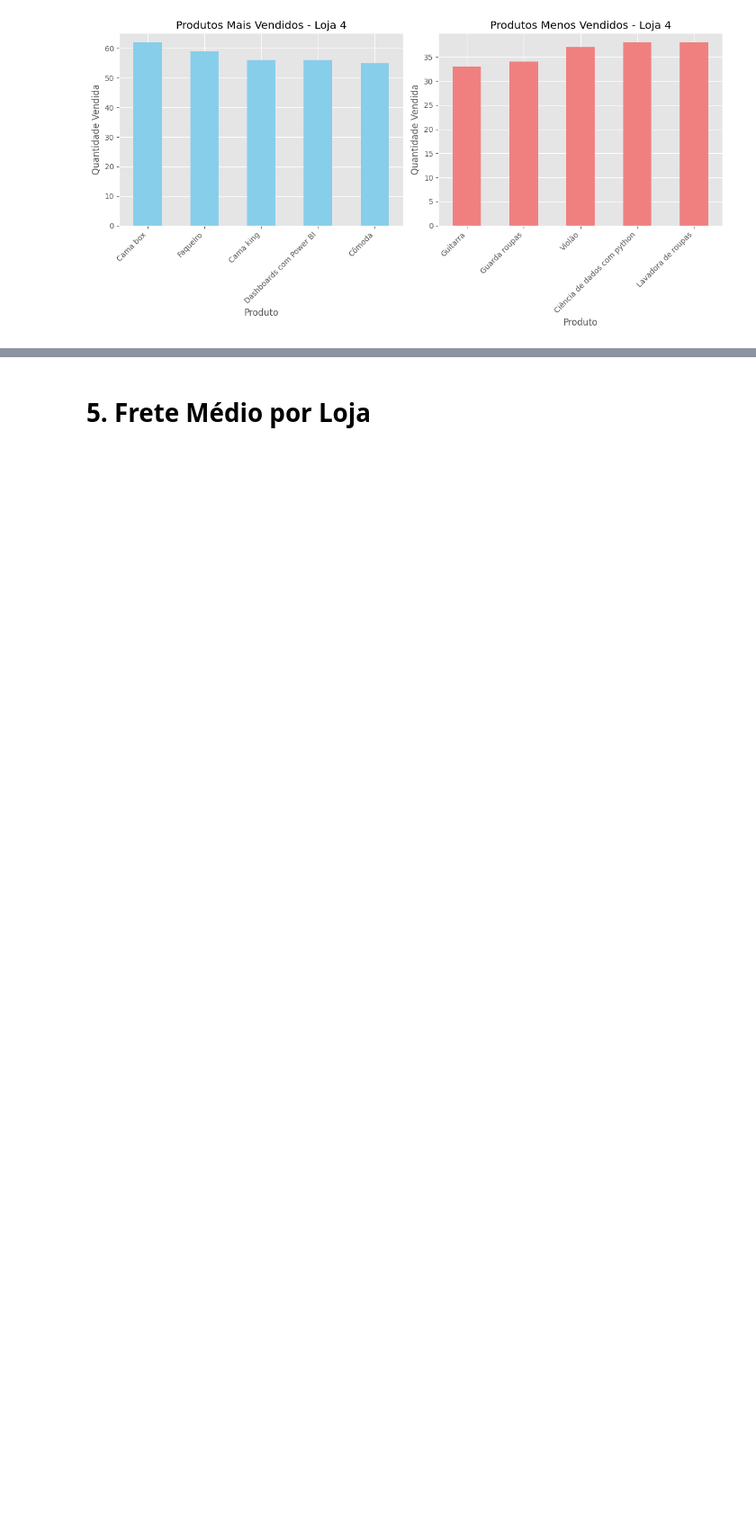
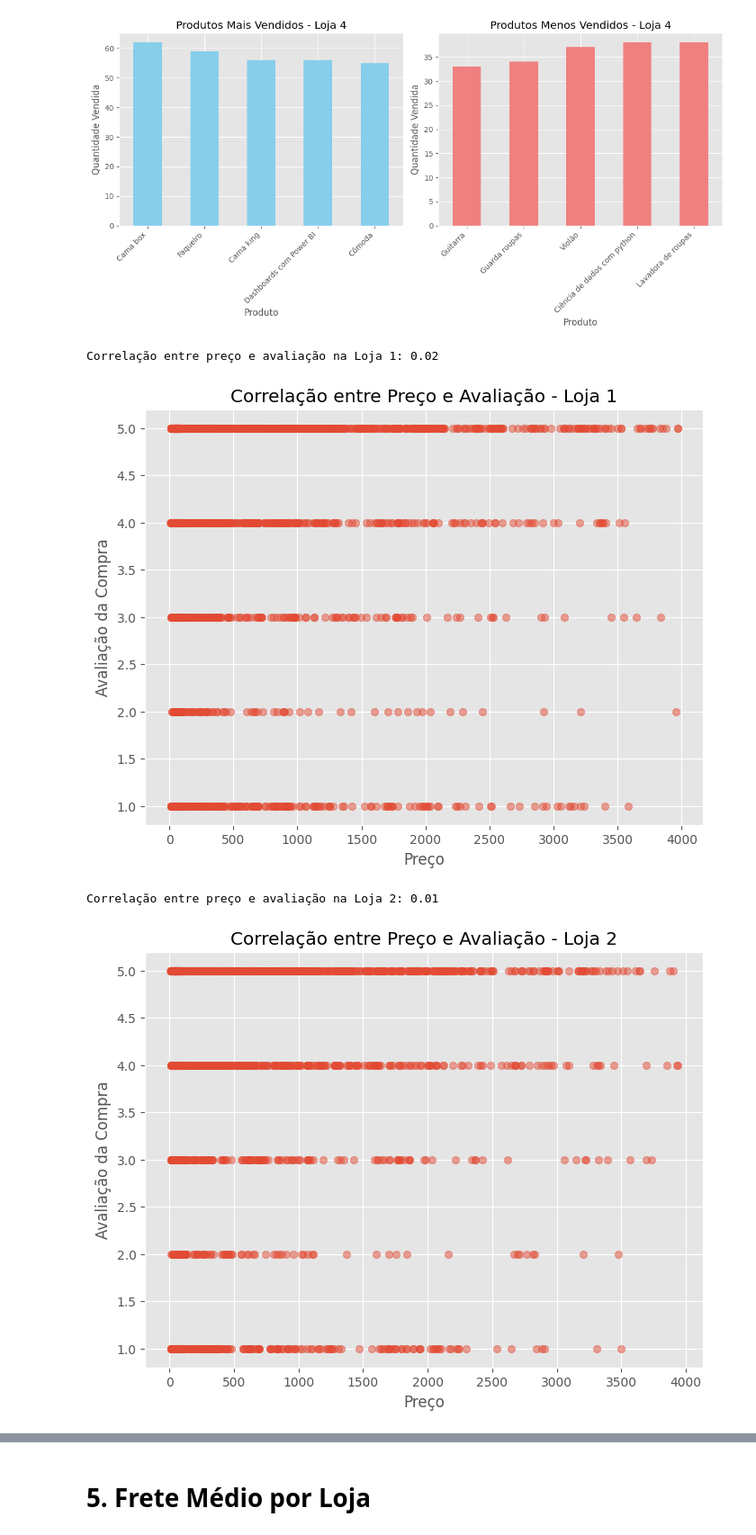
Before and after one commit to Matheusisa/AluraStore_Desafio, a Jupyter notebook: AluraStoreBr.ipynb, the cells around one changed output, grey strips where cells are left out. Shown at 90% size. Saved outputs shown, nothing was run; the diff lists cells and outputs as text; code cells hidden in the pictures; blank space fills up the shorter version.

```diff
--- a/AluraStoreBr.ipynb
+++ b/AluraStoreBr.ipynb
@@ -398,3 +398,69 @@ Ciência de dados com python    38
 Lavadora de roupas             38
 Name: Produto, dtype: int64
 [figure]
+# %%
+
+# # 5. Análise de Correlação entre Preço e Avaliação
+#
+# Nesta seção, vamos analisar a correlação entre o preço dos produtos e a avaliação recebida pelos clientes.
+# A ideia é verificar se produtos mais caros tendem a receber avaliações melhores, ou se existe outra relação entre essas duas variáveis.
+
+def analisar_correlacao(loja_df, nome_loja):
+    """
+    Analisa a correlação entre o preço e a avaliação dos produtos de uma loja.
+
+    Args:
+        loja_df: DataFrame da loja.
+        nome_loja: Nome da loja.
+    """
+    correlacao = loja_df['Preço'].corr(loja_df['Avaliação da compra'])
+    print(f"Correlação entre preço e avaliação na {nome_loja}: {correlacao:.2f}")
+
+    # Criando um scatter plot para visualizar a correlação
+    plt.figure(figsize=(8, 6))
+    plt.scatter(loja_df['Preço'], loja_df['Avaliação da compra'], alpha=0.5)
+    plt.title(f"Correlação entre Preço e Avaliação - {nome_loja}")
+    plt.xlabel("Preço")
+    plt.ylabel("Avaliação da Compra")
+    plt.grid(True)
+    plt.show()
+
+
+# Analisar a correlação para cada loja
+analisar_correlacao(loja, "Loja 1")
+analisar_correlacao(loja2, "Loja 2")
+analisar_correlacao(loja3, "Loja 3")
+analisar_correlacao(loja4, "Loja 4")
+
+
+# # 6. Distribuição de Preços dos Produtos
+# Vamos analisar a distribuição dos preços dos produtos em cada loja, para entender melhor a faixa de preços em que cada loja atua.
+
+
+def analisar_distribuicao_precos(loja_df, nome_loja):
+    """
+    Analisa a distribuição de preços dos produtos em uma loja.
+
+    Args:
+        loja_df: DataFrame da loja.
+        nome_loja: Nome da loja.
+    """
+
+    plt.figure(figsize=(8, 6))
+    plt.hist(loja_df['Preço'], bins=20, edgecolor='black')
+    plt.title(f"Distribuição de Preços - {nome_loja}")
+    plt.xlabel("Preço")
+    plt.ylabel("Frequência")
+    plt.grid(True)
+    plt.show()
+
+# Analisar a distribuição de preços para cada loja
+analisar_distribuicao_precos(loja, "Loja 1")
+analisar_distribuicao_precos(loja2, "Loja 2")
+analisar_distribuicao_precos(loja3, "Loja 3")
+analisar_distribuicao_precos(loja4, "Loja 4")
+# %% [output]
+Correlação entre preço e avaliação na Loja 1: 0.02
+[figure, added]
+Correlação entre preço e avaliação na Loja 2: 0.01
+[figure, added]
```
Also changed, not shown: parts of 1 cell of this notebook.
